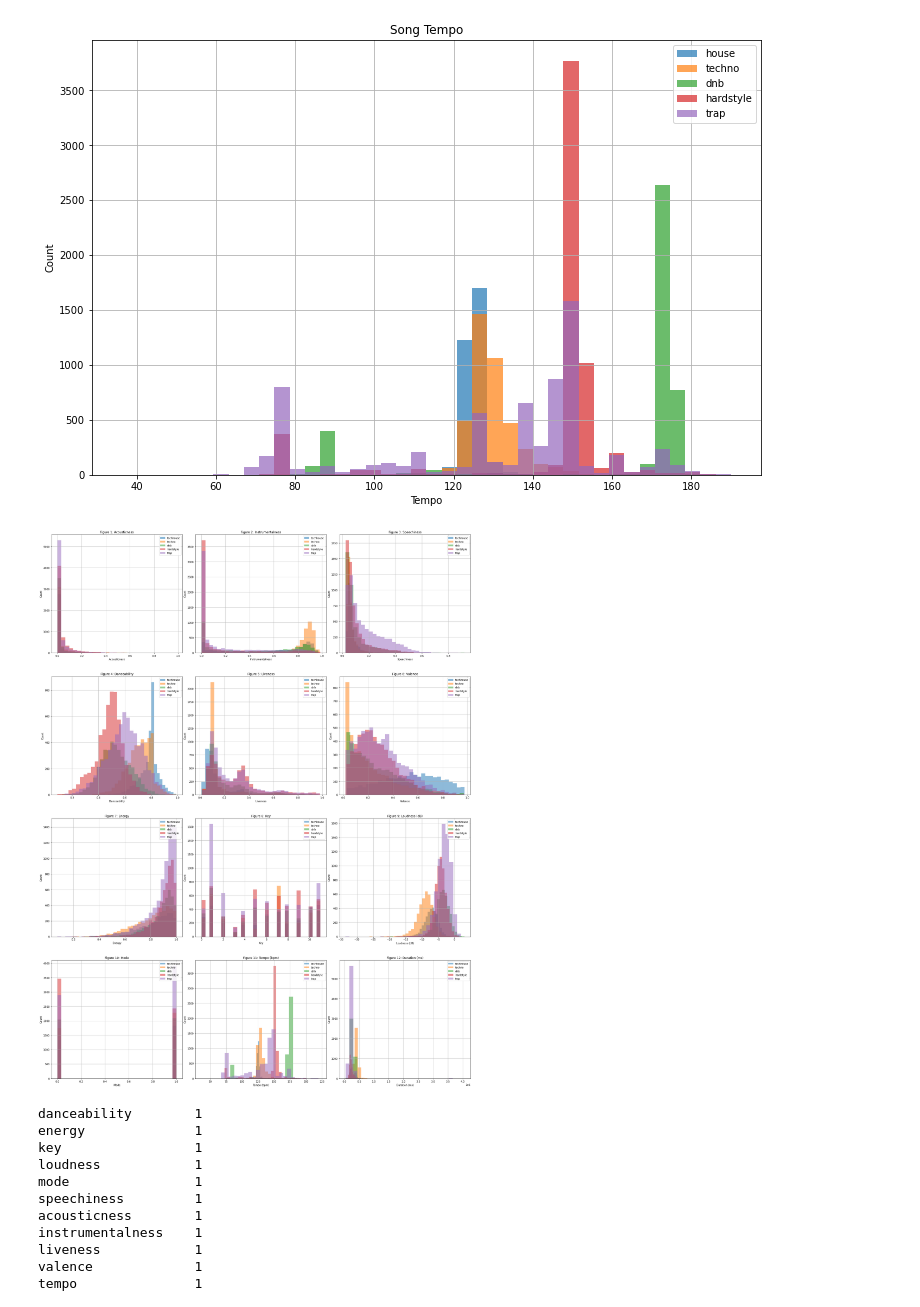
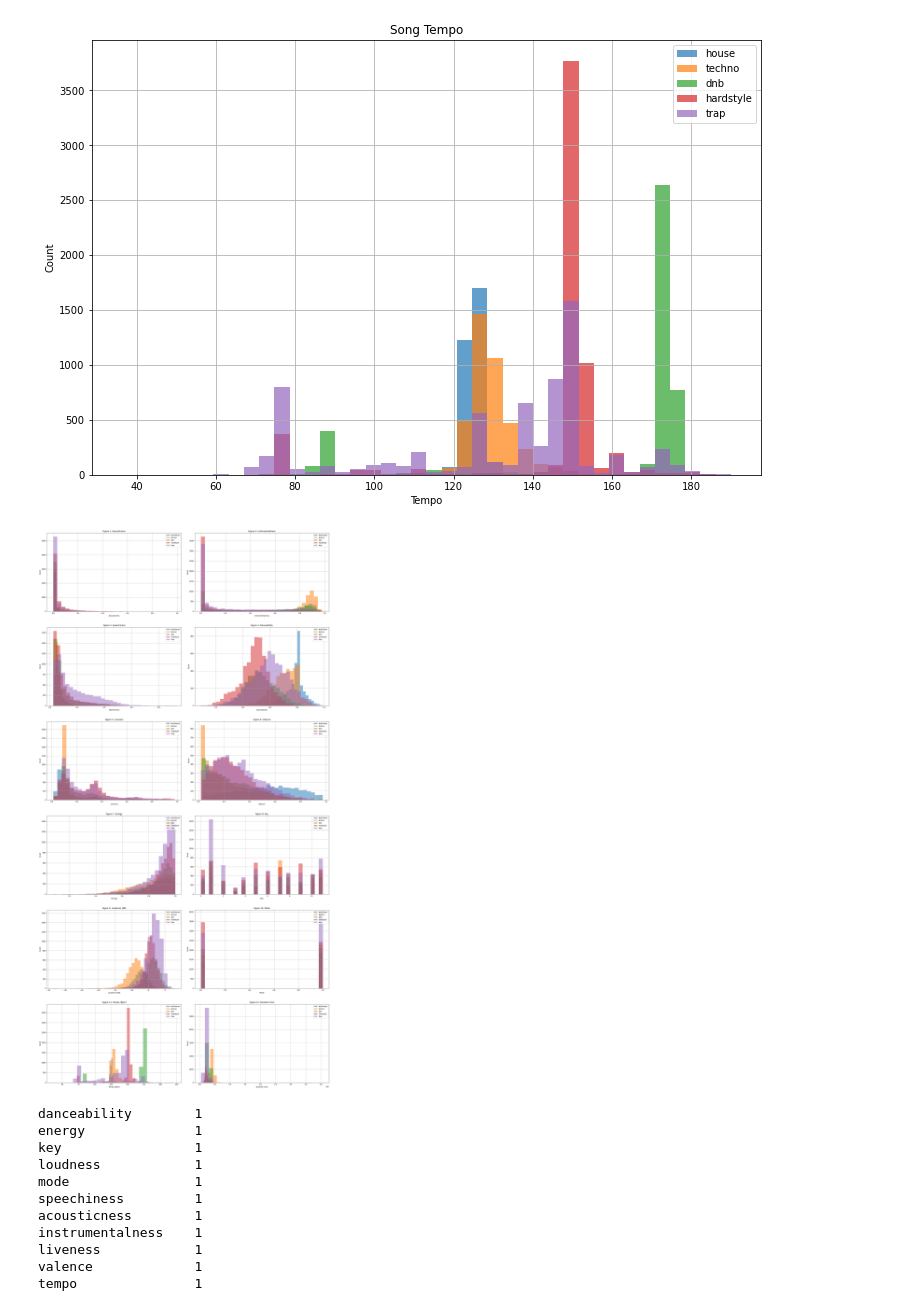
Before and after one commit to chetanpopli/subgenre-classifier, a Jupyter notebook: cleaning_new.ipynb, the cells around one changed output. Cells and saved outputs as stored; diff of their text form; code cells hidden in the pictures.

```diff
--- a/cleaning_new.ipynb
+++ b/cleaning_new.ipynb
@@ -5,7 +5,7 @@ import numpy as np
 import matplotlib.pyplot as plt
 import seaborn as sns
 # %%
-songs_raw = pd.read_csv(r'C:\Users\Chetan\Desktop\College\Python\EDM Sub-genre classifier\songs.csv')
+songs_raw = pd.read_csv(r'C:\Users\Chetan\Desktop\College\Python\EDM Sub-genre classifier\songs_raw.csv')
 genres = ['house','techno','dnb','hardstyle','trap']
 # %%
 songs_raw.head()
@@ -87,30 +95,30 @@ for genre in genres:
 # %%
 features = ['acousticness', 'instrumentalness', 'speechiness', 'danceability',
            'liveness', 'valence', 'energy', 'key', 'loudness', 'mode', 'tempo', 'duration_ms']
 
 xlabels = ['Acousticness', 'Instrumentalness', 'Speechiness', 'Danceability',
           'Liveness', 'Valence', 'Energy', 'Key', 'Loudness (dB)',
           'Mode', 'Tempo (bpm)', 'Duration (ms)']
 
-fig, axis = plt.subplots(nrows=4, ncols=3)
-fig.set_size_inches(30,40)
+fig, axis = plt.subplots(nrows=6, ncols=2)
+fig.set_size_inches(30,60)
 fig.subplots_adjust(wspace=0.1)
 
 ax = np.ravel(axis)
 
 for i,feature in enumerate(features):
     ax[i].set_xlabel(xlabels[i])
     ax[i].set_ylabel('Count')
     ax[i].set_title('Figure {}: {}'.format(i+1, xlabels[i]))
     ax[i].hist(songs[songs['genre'] == 'house'][feature], alpha=0.5, bins=30, label='techhouse')
     ax[i].hist(songs[songs['genre'] == 'techno'][feature], alpha=0.5, bins=30, label='techno')
     ax[i].hist(songs[songs['genre'] == 'dnb'][feature], alpha=0.5, bins=30, label='dnb')
     ax[i].hist(songs[songs['genre'] == 'hardstyle'][feature], alpha=0.5, bins=30, label='hardstyle')
     ax[i].hist(songs[songs['genre'] == 'trap'][feature], alpha=0.5, bins=30, label='trap')
     ax[i].legend(loc='upper right')
     ax[i].grid(1)
 # %% [output]
-[figure, old version]
+[figure, new version]
 # %%
 songs.isnull().sum()
 # %% [output]
```
Also changed, not shown: parts of 3 cells of this notebook, 1 other file.
